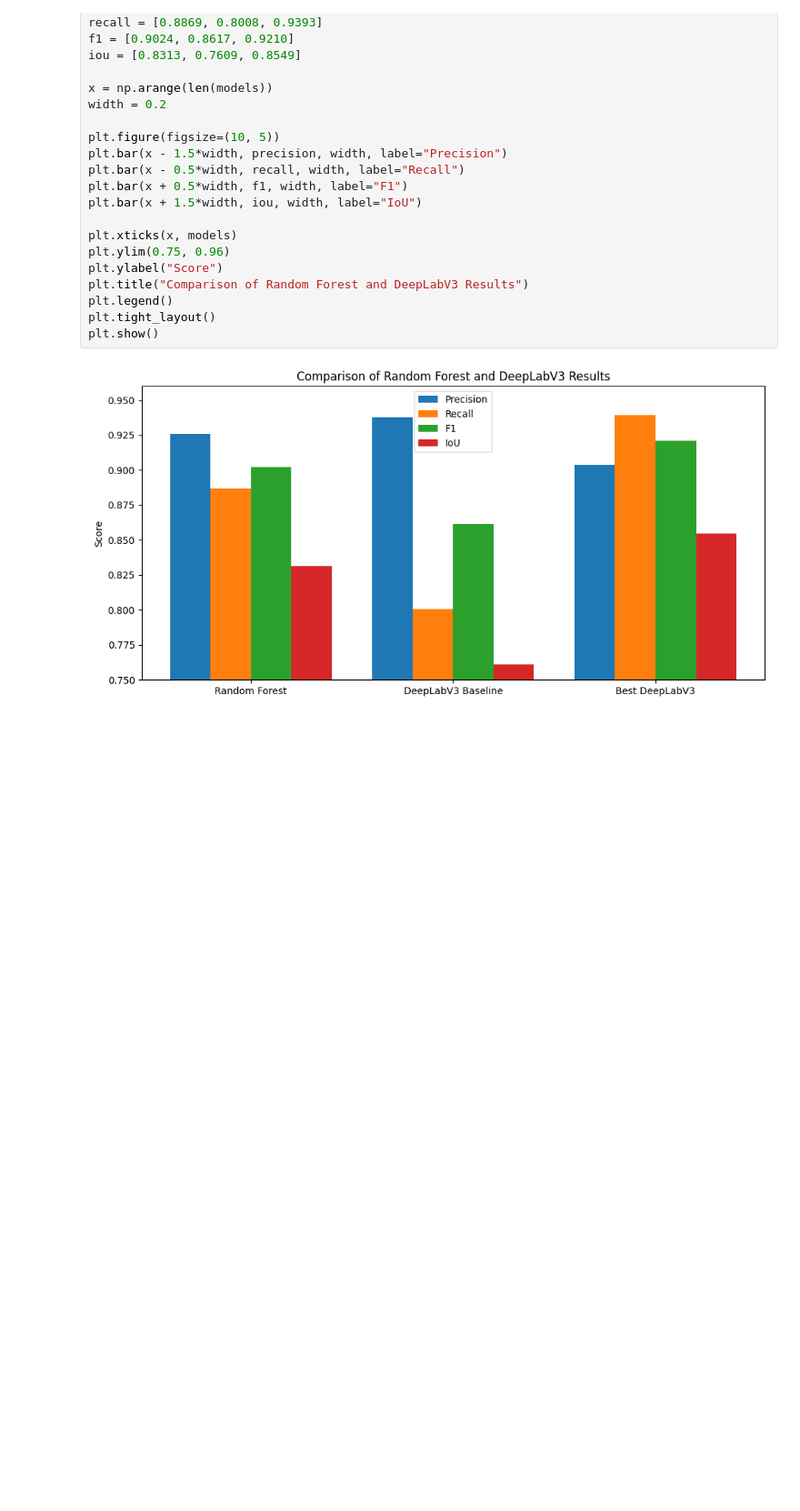
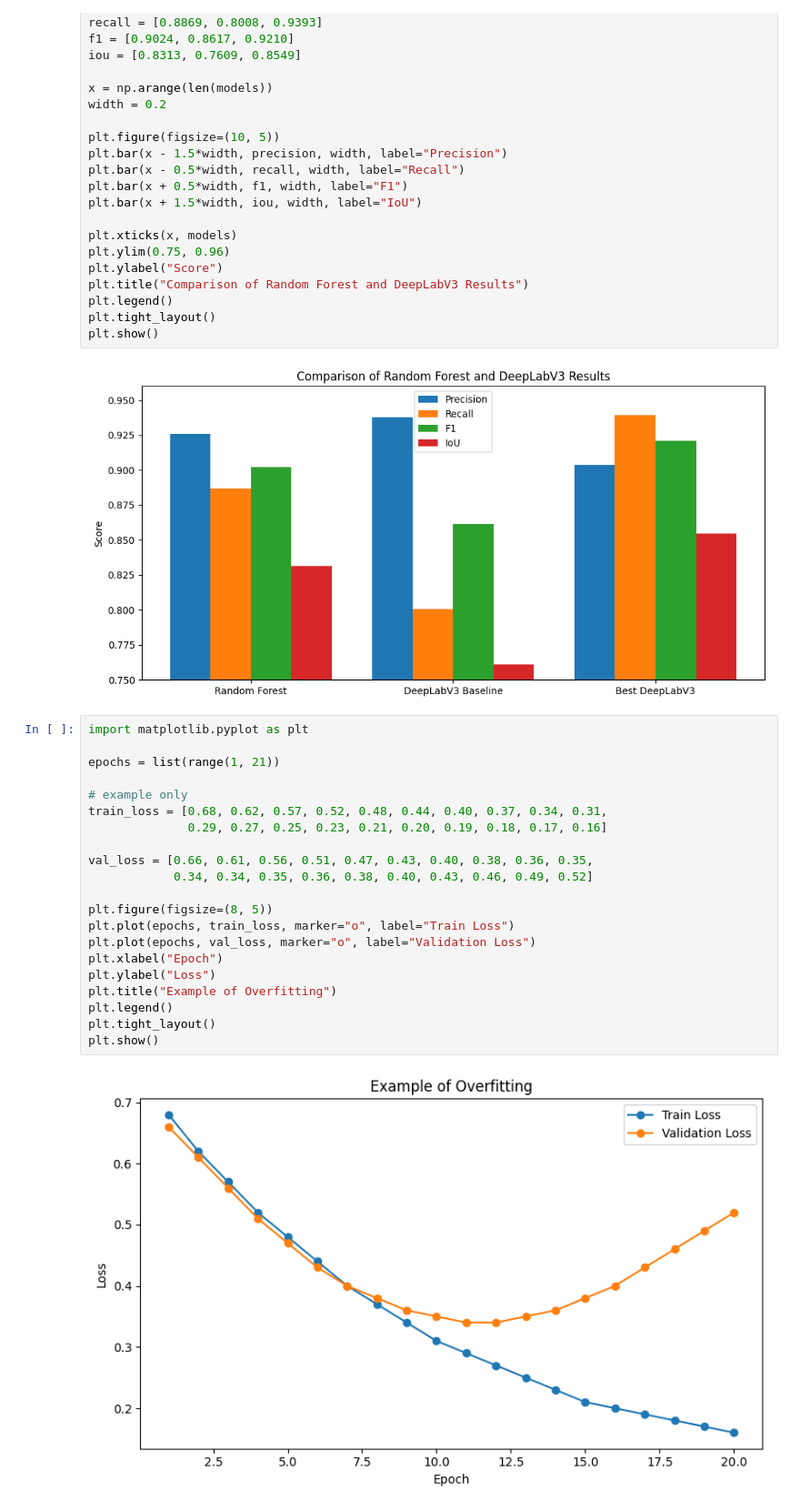
Before and after one commit to ChrisR32/graphs, a Jupyter notebook: graph.ipynb, the cells around one changed output. Shown at 91% size. Drawn from its saved outputs; the diff is of its cells as text; blank space fills up the shorter version.

Commit message:
added examples of overfitting plots

```diff
--- a/graph.ipynb
+++ b/graph.ipynb
@@ -570,3 +570,26 @@ plt.tight_layout()
 plt.show()
 # %% [output]
 [figure]
+# %%
+import matplotlib.pyplot as plt
+
+epochs = list(range(1, 21))
+
+# example only
+train_loss = [0.68, 0.62, 0.57, 0.52, 0.48, 0.44, 0.40, 0.37, 0.34, 0.31,
+              0.29, 0.27, 0.25, 0.23, 0.21, 0.20, 0.19, 0.18, 0.17, 0.16]
+
+val_loss = [0.66, 0.61, 0.56, 0.51, 0.47, 0.43, 0.40, 0.38, 0.36, 0.35,
+            0.34, 0.34, 0.35, 0.36, 0.38, 0.40, 0.43, 0.46, 0.49, 0.52]
+
+plt.figure(figsize=(8, 5))
+plt.plot(epochs, train_loss, marker="o", label="Train Loss")
+plt.plot(epochs, val_loss, marker="o", label="Validation Loss")
+plt.xlabel("Epoch")
+plt.ylabel("Loss")
+plt.title("Example of Overfitting")
+plt.legend()
+plt.tight_layout()
+plt.show()
+# %% [output]
+[figure, added]
```
Also changed, not shown: parts of 1 cell of this notebook.
